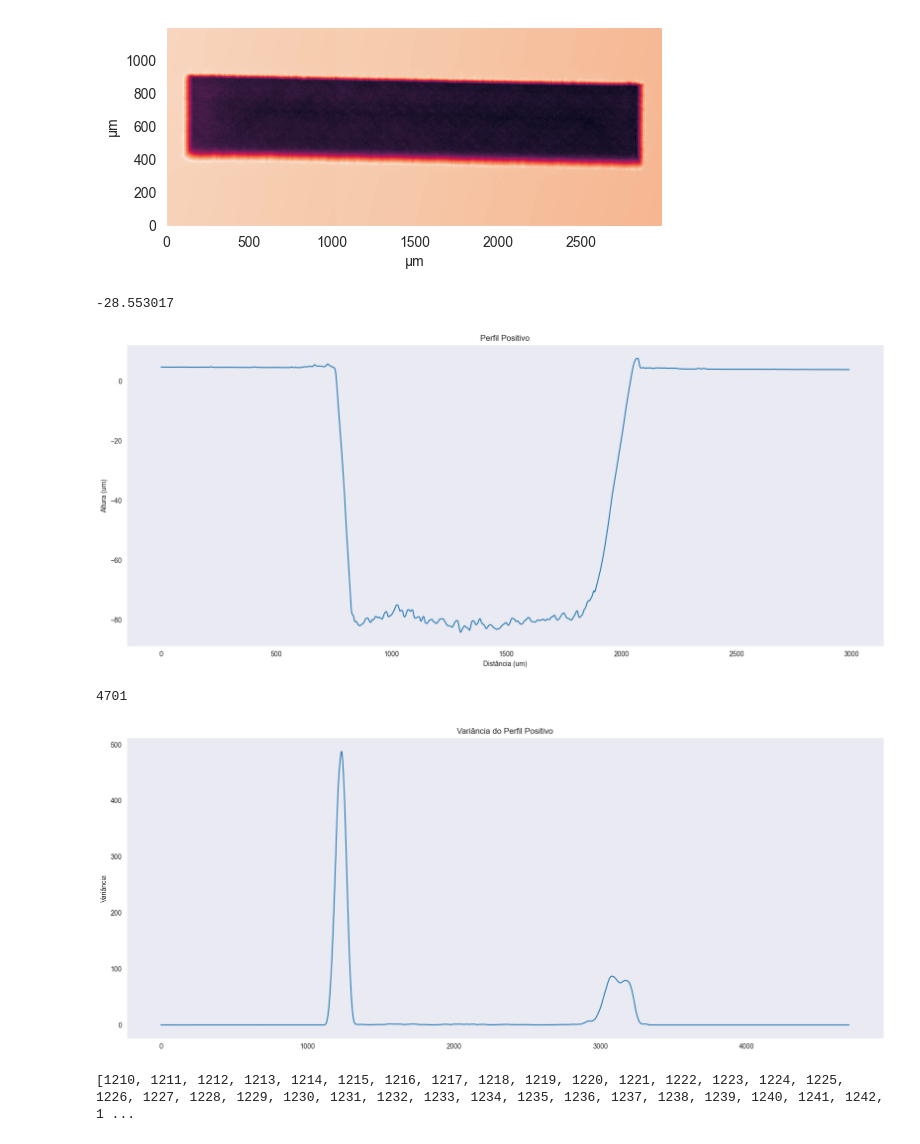
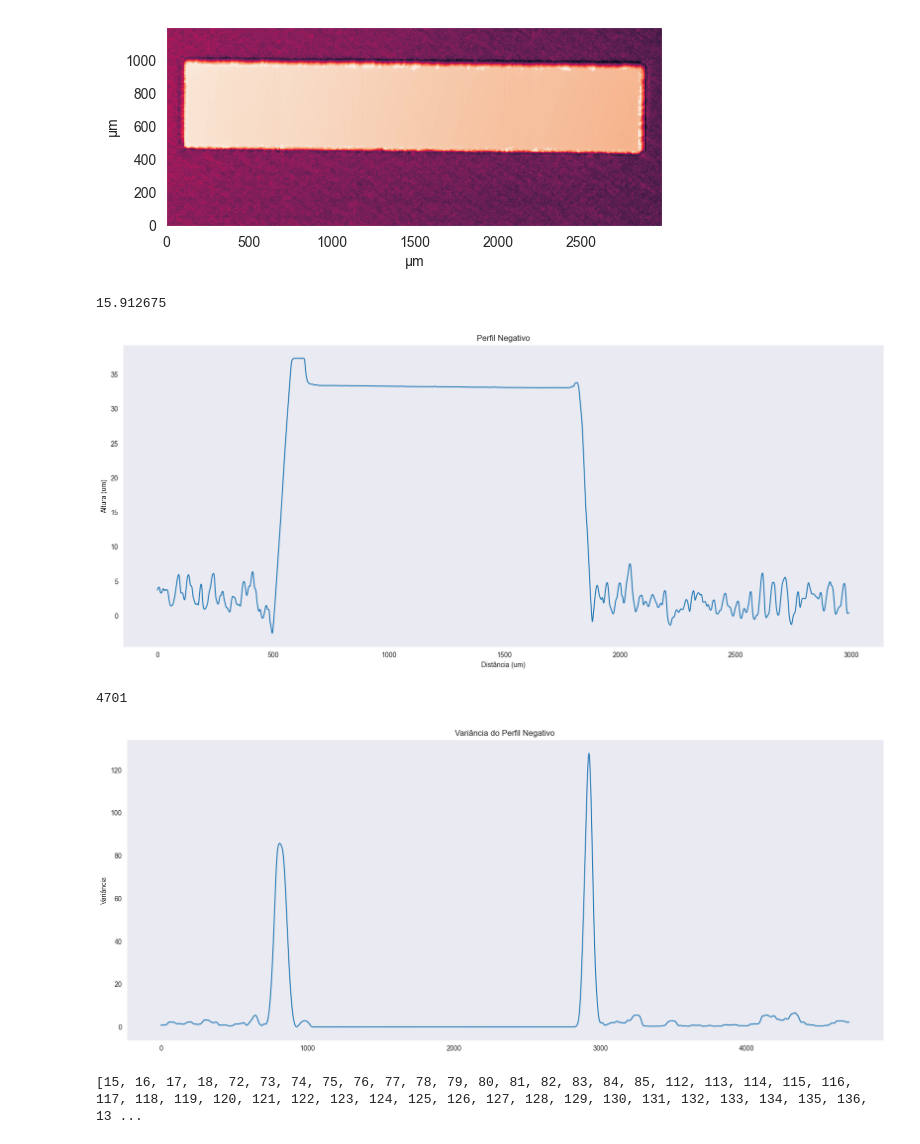
Before and after one commit to Pidoviski/calculadora_de_rugosidade, a Jupyter notebook: main.ipynb, the cells around one changed output. Saved outputs shown, nothing was run; the diff lists cells and outputs as text; code cells hidden in the pictures.

```diff
--- a/main.ipynb
+++ b/main.ipynb
@@ -321,10 +321,10 @@ class DektakLoad:
                     res[k.name][child.name]=child.data
         return res
 # %%
-loader = DektakLoad('T1A/T1A_0graus_Positivo.OPDx')
+loader = DektakLoad('T1C/T1C_90graus_Negativo.OPDx')
 x,y,z = loader.get_data_2D()
 # %% [output]
-[figure, old version]
+[figure, new version]
 # %%
 import pandas as pd
 import seaborn as sns
@@ -364,8 +364,8 @@ plt.scatter(x=py, y = px ,c='r', s = 15)
 """
 plt.show()
 # %% [output]
--28.553017
+15.912675
-[figure, old version]
+[figure, new version]
 # %%
 alpha = pd.Series()
 altura_var = pd.Series()
@@ -383,7 +383,7 @@ ax.set(ylabel = "Variância")
 plt.show()
 # %% [output]
 4701
-[figure, old version]
+[figure, new version]
 # %%
 indices_criticos = []
 
@@ -398,7 +398,7 @@ for i in range(len(altura)):
 
 print(indices_criticos)
 # %% [output]
-[1210, 1211, 1212, 1213, 1214, 1215, 1216, 1217, 1218, 1219, 1220, 1221, 1222, 1223, 1224, 1225, 1226, 1227, 1228, 1229, 1230, 1231, 1232, 1233, 1234, 1235, 1236, 1237, 1238, 1239, 1240, 1241, 1242, 1 ...
+[15, 16, 17, 18, 72, 73, 74, 75, 76, 77, 78, 79, 80, 81, 82, 83, 84, 85, 112, 113, 114, 115, 116, 117, 118, 119, 120, 121, 122, 123, 124, 125, 126, 127, 128, 129, 130, 131, 132, 133, 134, 135, 136, 13 ...
 # %%
 print(len(indices_criticos))
 
```
Also changed, not shown: parts of 8 cells of this notebook.
